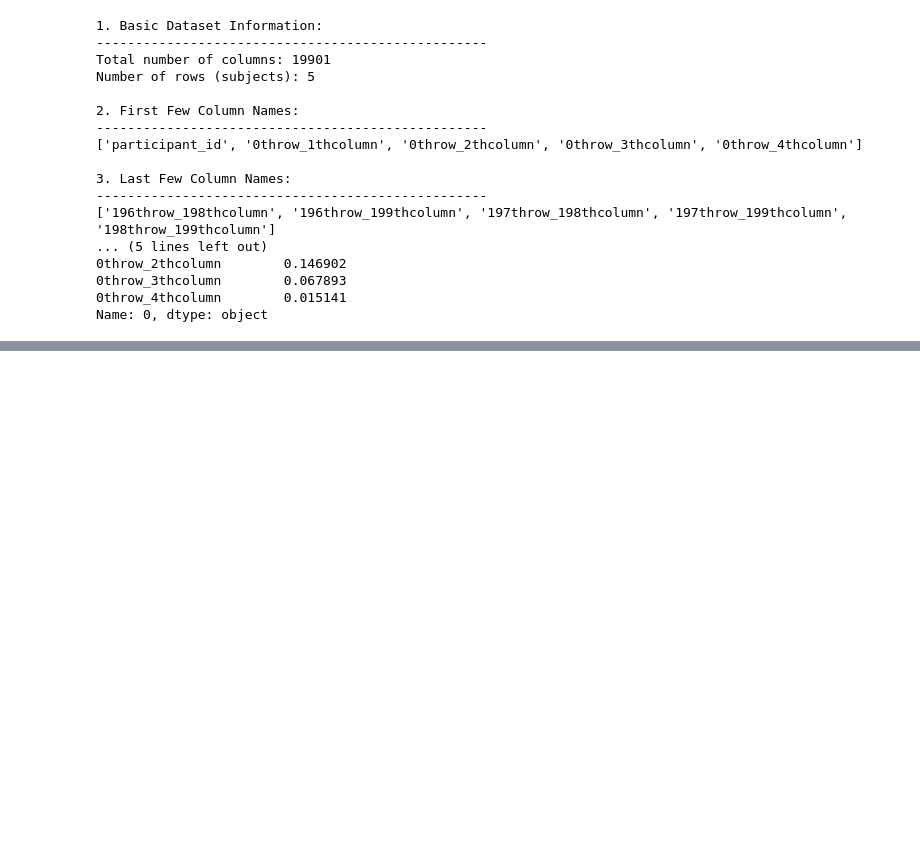
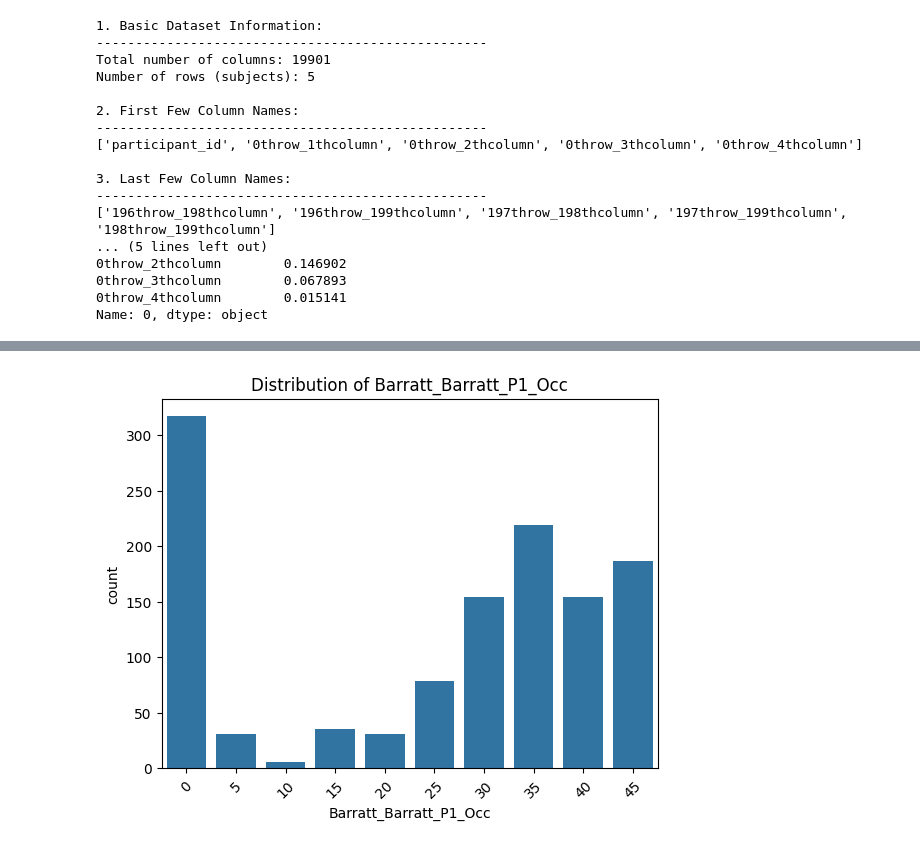
Before and after one commit to winitei/BayBrain, a Jupyter notebook: data_exploration.ipynb, the cells around one changed output, grey strips where cells are left out. Saved outputs shown, nothing was run; the diff lists cells and outputs as text; code cells hidden in the pictures; blank space fills up the shorter version.

```diff
--- a/data_exploration.ipynb
+++ b/data_exploration.ipynb
@@ -83,0 +341,7 @@ Name: 0, dtype: object
+# %%
+sns.countplot(x='Barratt_Barratt_P1_Occ', data=train_cat[['Barratt_Barratt_P1_Occ']])
+plt.title(f"Distribution of Barratt_Barratt_P1_Occ")
+plt.xticks(rotation=45)
+plt.show()
+# %% [output]
+[figure, added]
```
Also changed, not shown: parts of 18 cells of this notebook.
